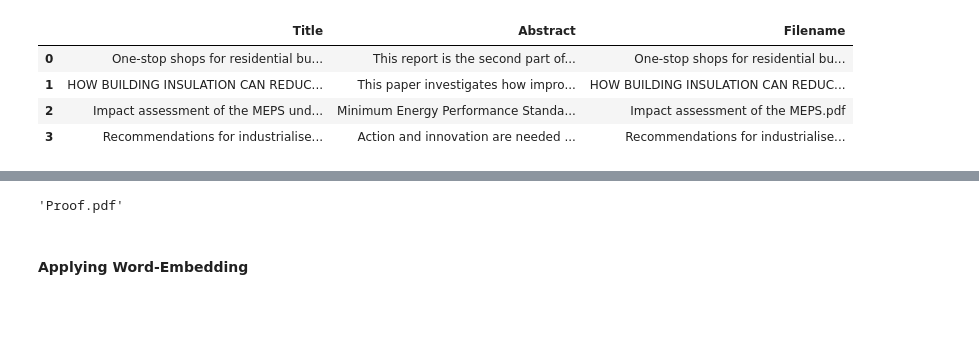
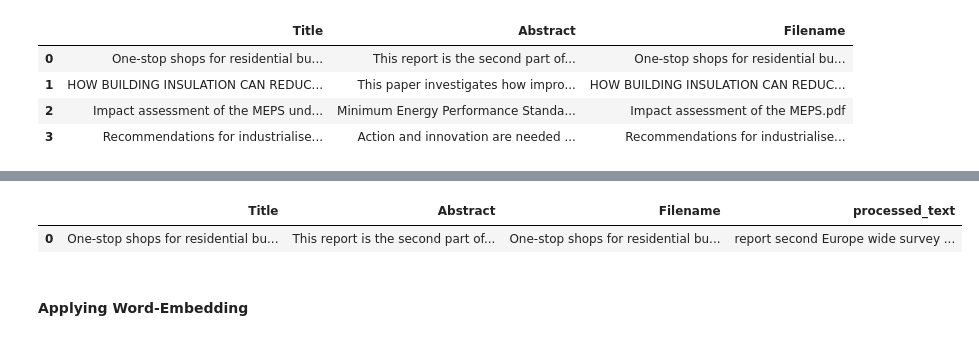
Before and after one commit to bivas16/RAG, a Jupyter notebook: clustering_app.ipynb, the cells around one changed output, grey strips where cells are left out. Drawn from its saved outputs; the diff is of its cells as text; code cells hidden in the pictures; blank space fills up the shorter version.

```diff
--- a/clustering_app.ipynb
+++ b/clustering_app.ipynb
@@ -93,10 +92,11 @@ def tokenize_corpus(abstract_text):
     return mytokens
 # %%
 df["processed_text"] = df["Abstract"].apply(tokenize_corpus)
-# %%
-df.Filename[35]
-# %% [output]
-'Proof.pdf'
+# %%
+df.head(1)
+# %% [output]
+|  | Title | Abstract | Filename | processed_text |
+| 0 | One-stop shops for residential bu... | This report is the second part of... | One-stop shops for residential bu... | report second Europe wide survey ... |
 # %% [markdown]
 #### Applying Word-Embedding
 # %%
```
Also changed, not shown: parts of 56 cells of this notebook.
